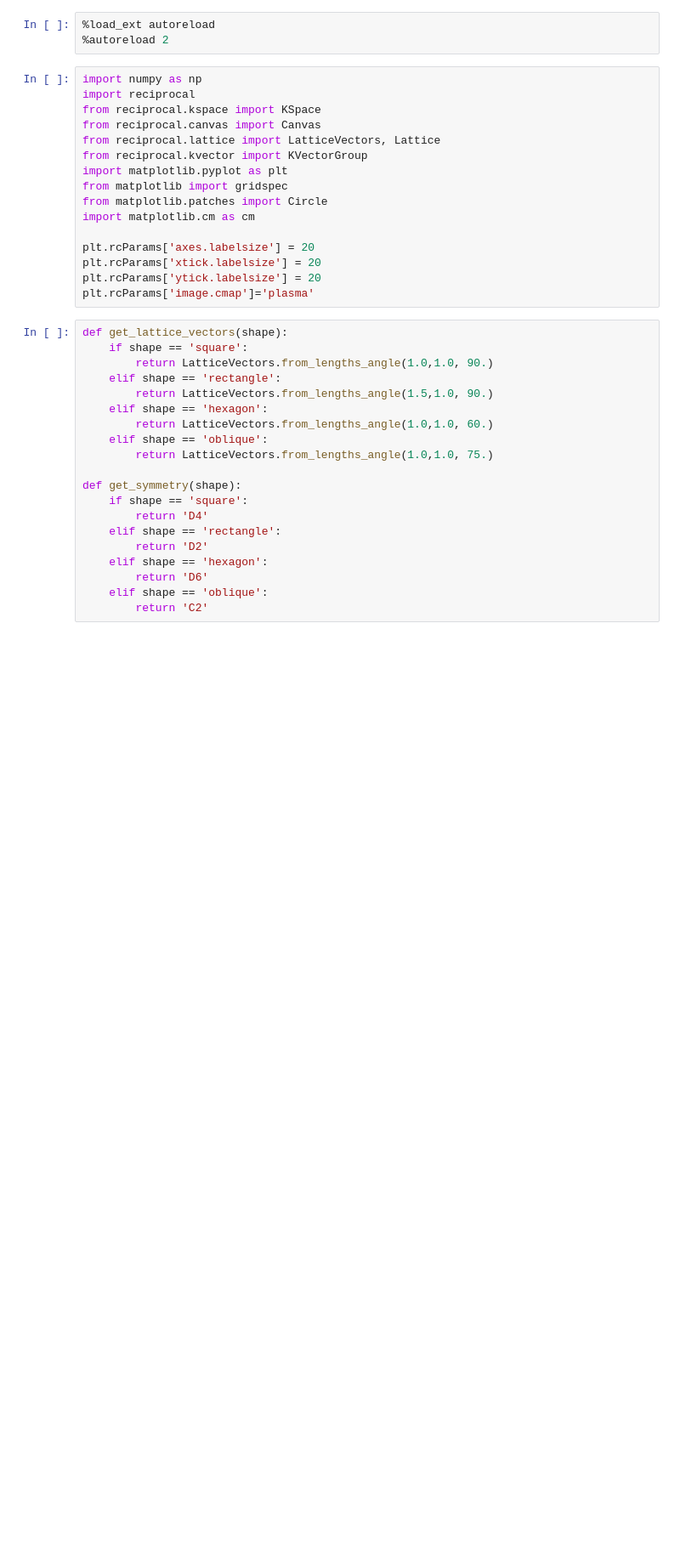
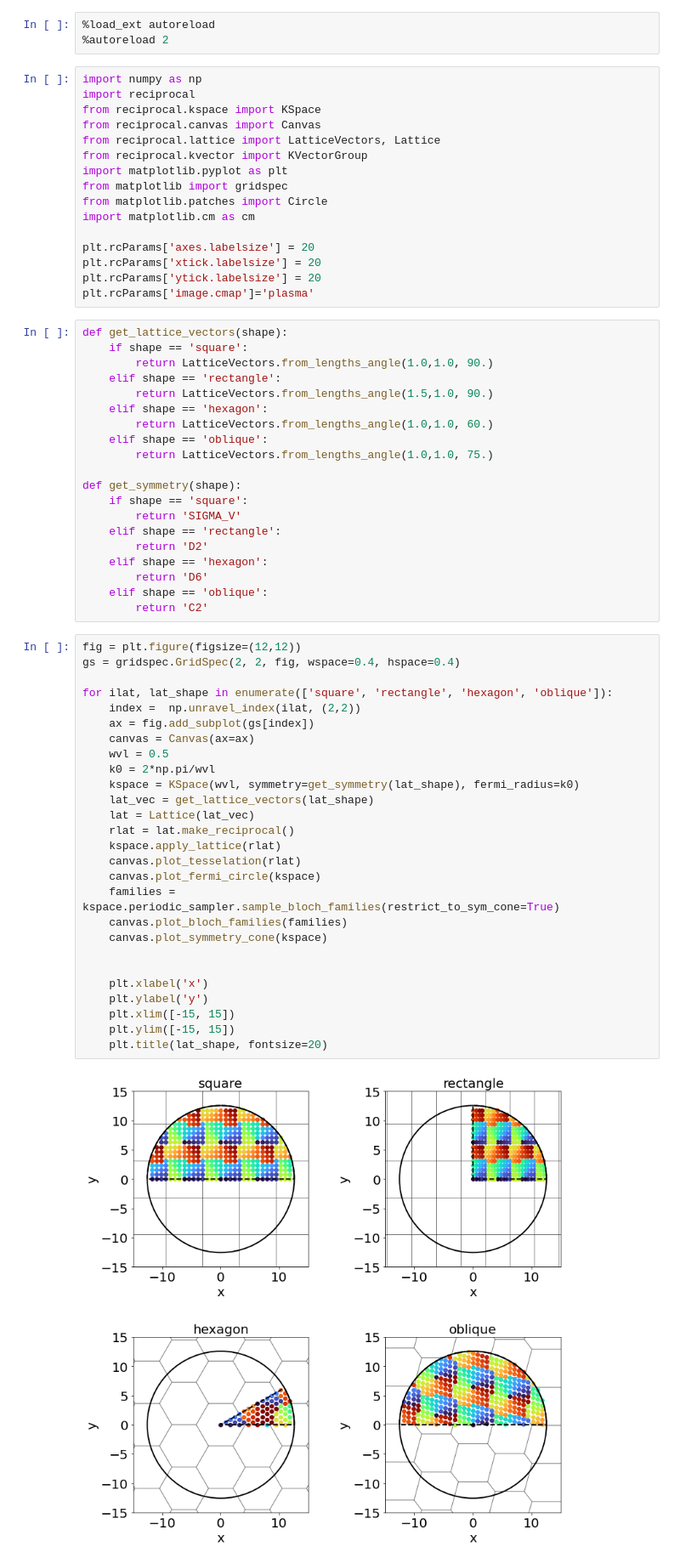
Before and after one commit to jcmwave/reciprocal, a Jupyter notebook: notebooks/examples.ipynb, the cells around one changed output. Shown: that part at 85% size. Saved outputs shown, nothing was run; the diff lists cells and outputs as text; blank space fills up the shorter version.

```diff
--- a/notebooks/examples.ipynb
+++ b/notebooks/examples.ipynb
@@ -30,13 +30,42 @@ def get_lattice_vectors(shape):
 
 def get_symmetry(shape):
     if shape == 'square':
-        return 'D4'
+        return 'SIGMA_V'
     elif shape == 'rectangle':
         return 'D2'
     elif shape == 'hexagon':
         return 'D6'
     elif shape == 'oblique':
         return 'C2'
+# %%
+fig = plt.figure(figsize=(12,12))
+gs = gridspec.GridSpec(2, 2, fig, wspace=0.4, hspace=0.4)
+
+for ilat, lat_shape in enumerate(['square', 'rectangle', 'hexagon', 'oblique']):
+    index =  np.unravel_index(ilat, (2,2))
+    ax = fig.add_subplot(gs[index])
+    canvas = Canvas(ax=ax)
+    wvl = 0.5
+    k0 = 2*np.pi/wvl
+    kspace = KSpace(wvl, symmetry=get_symmetry(lat_shape), fermi_radius=k0)
+    lat_vec = get_lattice_vectors(lat_shape)
+    lat = Lattice(lat_vec)
+    rlat = lat.make_reciprocal()
+    kspace.apply_lattice(rlat)
+    canvas.plot_tesselation(rlat)
+    canvas.plot_fermi_circle(kspace)
+    families = kspace.periodic_sampler.sample_bloch_families(restrict_to_sym_cone=True)
+    canvas.plot_bloch_families(families)
+    canvas.plot_symmetry_cone(kspace)
+
+
+    plt.xlabel('x')
+    plt.ylabel('y')
+    plt.xlim([-15, 15])
+    plt.ylim([-15, 15])
+    plt.title(lat_shape, fontsize=20)
+# %% [output]
+[figure, added]
 # %%
 fig = plt.figure(figsize=(12,12))
 gs = gridspec.GridSpec(2, 2, fig, wspace=0.4, hspace=0.4)
```
Also changed, not shown: 1 other file.
